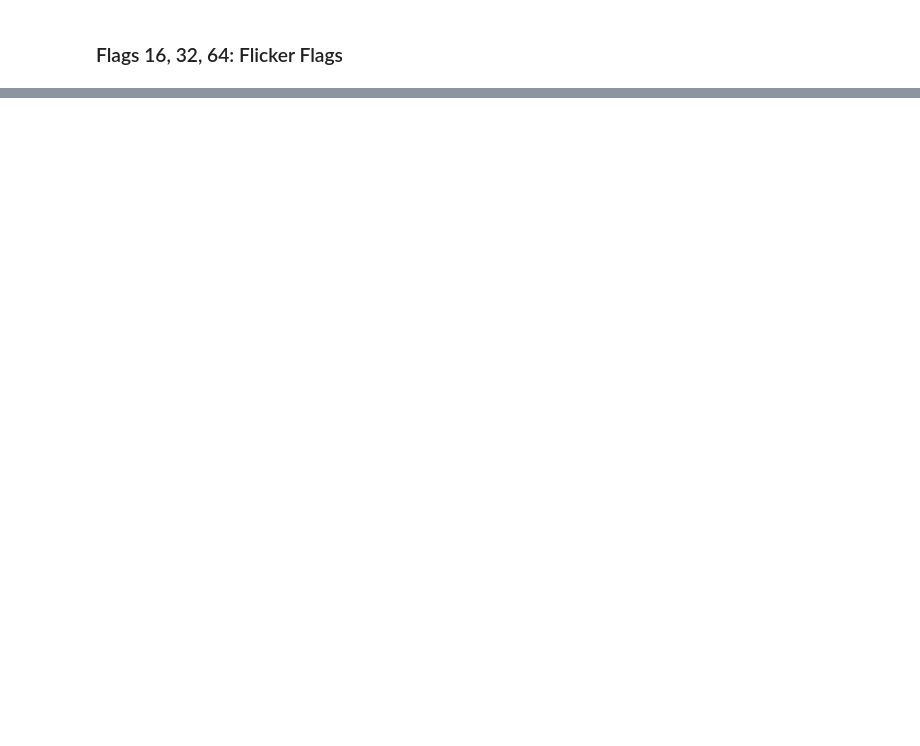
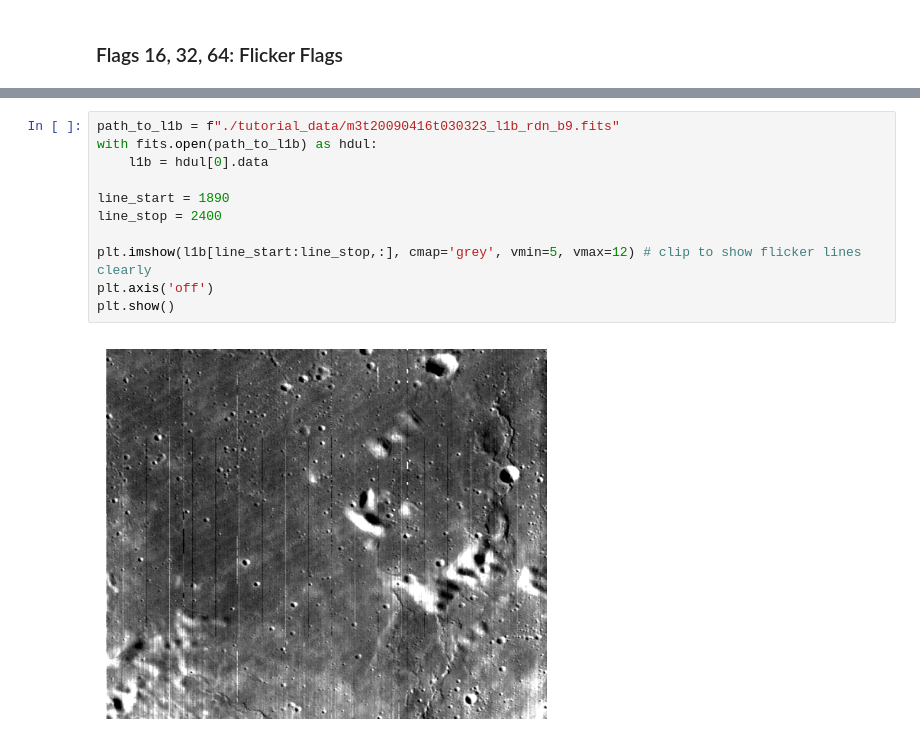
Before and after one commit to MillionConcepts/moonlight-pipeline, a Jupyter notebook: tutorials/tutorial3_comprehensive_flagging.ipynb, the cells around one changed output, grey strips where cells are left out. Drawn from its saved outputs; the diff is of its cells as text; blank space fills up the shorter version.

```diff
--- a/tutorials/tutorial3_comprehensive_flagging.ipynb
+++ b/tutorials/tutorial3_comprehensive_flagging.ipynb
@@ -173,0 +266,13 @@ For a variety of reasons, "bad" columns of data persist in L1B products. The cau
+# %%
+path_to_l1b = f"./tutorial_data/m3t20090416t030323_l1b_rdn_b9.fits"
+with fits.open(path_to_l1b) as hdul:
+    l1b = hdul[0].data
+
+line_start = 1890
+line_stop = 2400
+
+plt.imshow(l1b[line_start:line_stop,:], cmap='grey', vmin=5, vmax=12) # clip to show flicker lines clearly
+plt.axis('off')
+plt.show()
+# %% [output]
+[figure, added]
```
Also changed, not shown: parts of 32 cells of this notebook, 8 other files.
